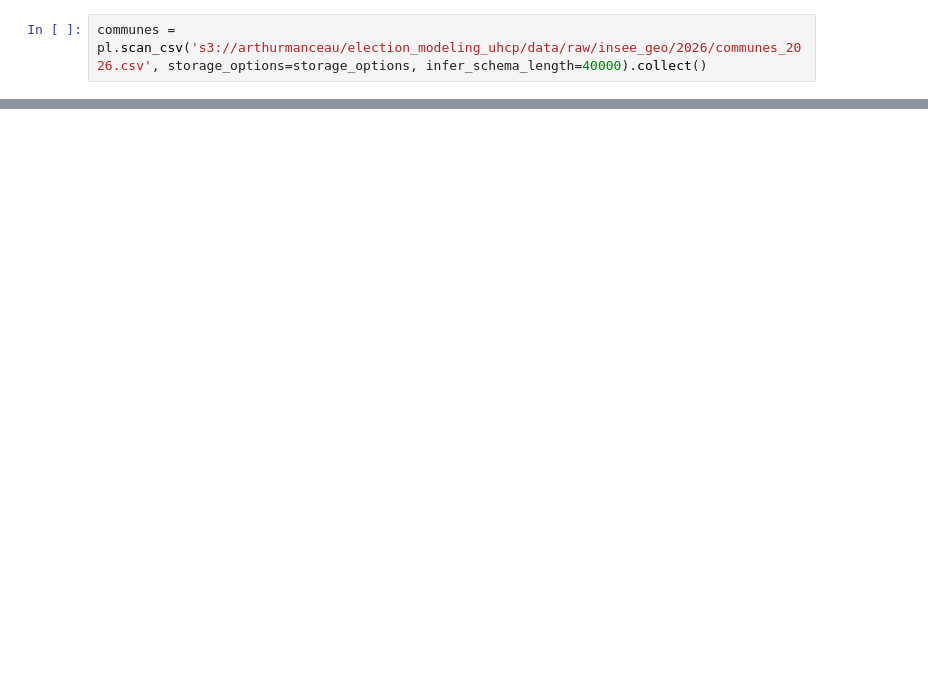
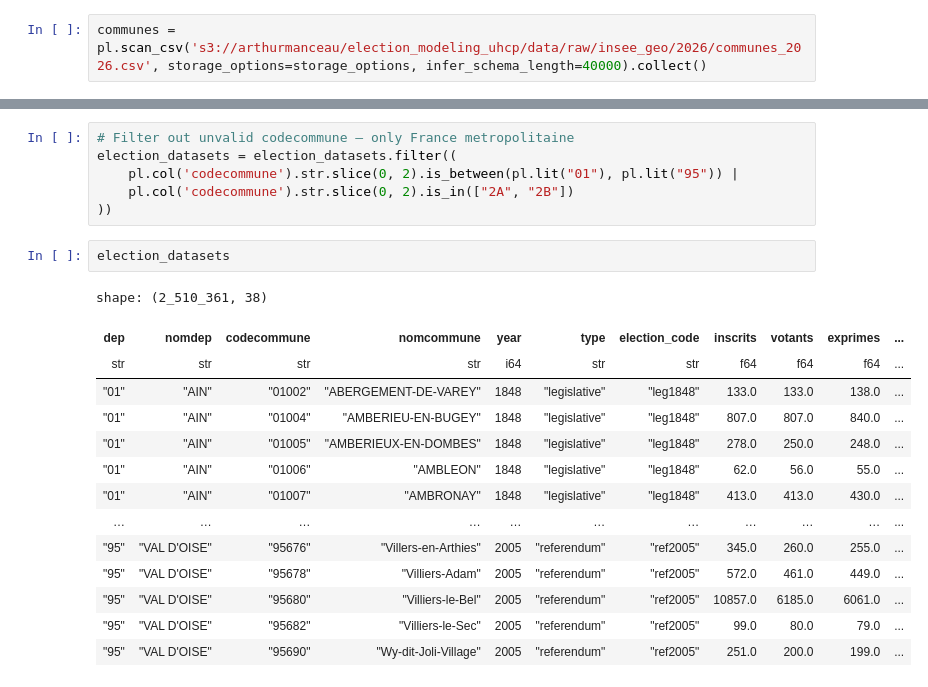
Before and after one commit to artmanceau/electera, a Jupyter notebook: notebooks/ml/new_data_proc.ipynb, the cells around one changed output, grey strips where cells are left out. Drawn from its saved outputs; the diff is of its cells as text; blank space fills up the shorter version.

```diff
--- a/notebooks/ml/new_data_proc.ipynb
+++ b/notebooks/ml/new_data_proc.ipynb
@@ -175,0 +235,23 @@ election_datasets = load_electoral_data()
+# %%
+# Filter out unvalid codecommune — only France metropolitaine
+election_datasets = election_datasets.filter((
+    pl.col('codecommune').str.slice(0, 2).is_between(pl.lit("01"), pl.lit("95")) |
+    pl.col('codecommune').str.slice(0, 2).is_in(["2A", "2B"])
+))
+# %%
+election_datasets
+# %% [output]
+shape: (2_510_361, 38)
+| dep | nomdep | codecommune | nomcommune | year | type | election_code | inscrits | votants | exprimes | ... |
+| str | str | str | str | i64 | str | str | f64 | f64 | f64 | ... |
+| "01" | "AIN" | "01002" | "ABERGEMENT-DE-VAREY" | 1848 | "legislative" | "leg1848" | 133.0 | 133.0 | 138.0 | ... |
+| "01" | "AIN" | "01004" | "AMBERIEU-EN-BUGEY" | 1848 | "legislative" | "leg1848" | 807.0 | 807.0 | 840.0 | ... |
+| "01" | "AIN" | "01005" | "AMBERIEUX-EN-DOMBES" | 1848 | "legislative" | "leg1848" | 278.0 | 250.0 | 248.0 | ... |
+| "01" | "AIN" | "01006" | "AMBLEON" | 1848 | "legislative" | "leg1848" | 62.0 | 56.0 | 55.0 | ... |
+| "01" | "AIN" | "01007" | "AMBRONAY" | 1848 | "legislative" | "leg1848" | 413.0 | 413.0 | 430.0 | ... |
+| … | … | … | … | … | … | … | … | … | … | ... |
+| "95" | "VAL D'OISE" | "95676" | "Villers-en-Arthies" | 2005 | "referendum" | "ref2005" | 345.0 | 260.0 | 255.0 | ... |
+| "95" | "VAL D'OISE" | "95678" | "Villiers-Adam" | 2005 | "referendum" | "ref2005" | 572.0 | 461.0 | 449.0 | ... |
+| "95" | "VAL D'OISE" | "95680" | "Villiers-le-Bel" | 2005 | "referendum" | "ref2005" | 10857.0 | 6185.0 | 6061.0 | ... |
+| "95" | "VAL D'OISE" | "95682" | "Villiers-le-Sec" | 2005 | "referendum" | "ref2005" | 99.0 | 80.0 | 79.0 | ... |
+| "95" | "VAL D'OISE" | "95690" | "Wy-dit-Joli-Village" | 2005 | "referendum" | "ref2005" | 251.0 | 200.0 | 199.0 | ... |
```
Also changed, not shown: parts of 68 cells of this notebook, 5 other files.
